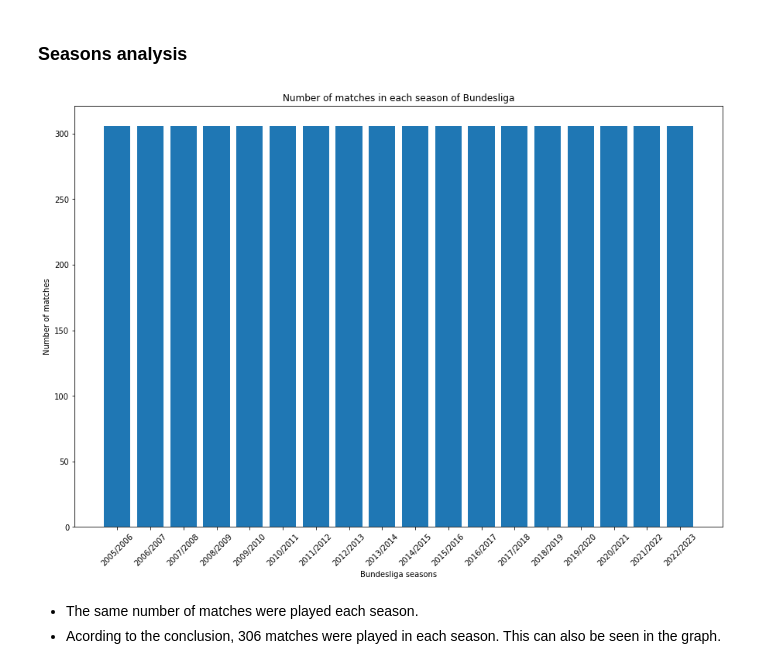
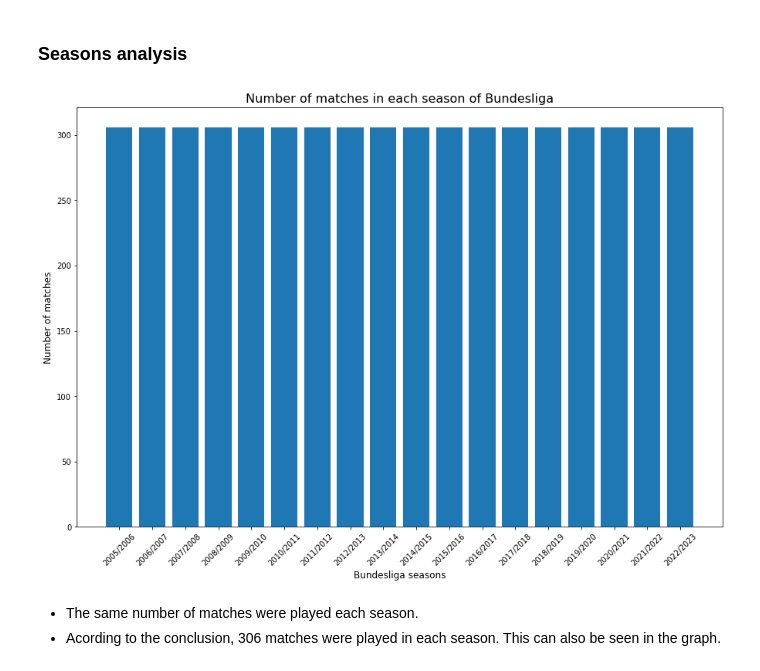
Before and after one commit to slatkowski/bundesliga_seasons_analysis, a Jupyter notebook: bundesliga_seasons_analysis.ipynb, the cells around one changed output. Saved outputs shown, nothing was run; the diff lists cells and outputs as text; code cells hidden in the pictures.

```diff
--- a/bundesliga_seasons_analysis.ipynb
+++ b/bundesliga_seasons_analysis.ipynb
@@ -163,21 +163,21 @@ df
 # %%
 height = df['season'].value_counts()
 bars = ['2005/2006', '2006/2007', '2007/2008', '2008/2009', '2009/2010', '2010/2011', '2011/2012', '2012/2013', '2013/2014', '2014/2015',
         '2015/2016', '2016/2017', '2017/2018', '2018/2019', '2019/2020', '2020/2021', '2021/2022', '2022/2023']
 y_pos = np.arange(len(height))
 
 plt.figure(figsize = (15, 10))
 
 plt.bar(x = y_pos, height = height)
 plt.xticks(y_pos, labels = bars, rotation = 45)
 
-plt.xlabel('Bundesliga seasons')
-plt.ylabel('Number of matches')
-plt.title('Number of matches in each season of Bundesliga')
+plt.xlabel('Bundesliga seasons', fontsize = 12)
+plt.ylabel('Number of matches', fontsize = 12)
+plt.title('Number of matches in each season of Bundesliga', fontsize = 16)
 
 plt.show()
 # %% [output]
-[figure, old version]
+[figure, new version]
 # %% [markdown]
 * The same number of matches were played each season.
 * Acording to the conclusion, 306 matches were played in each season. This can also be seen in the graph.
```
Also changed, not shown: parts of 2 cells of this notebook.
